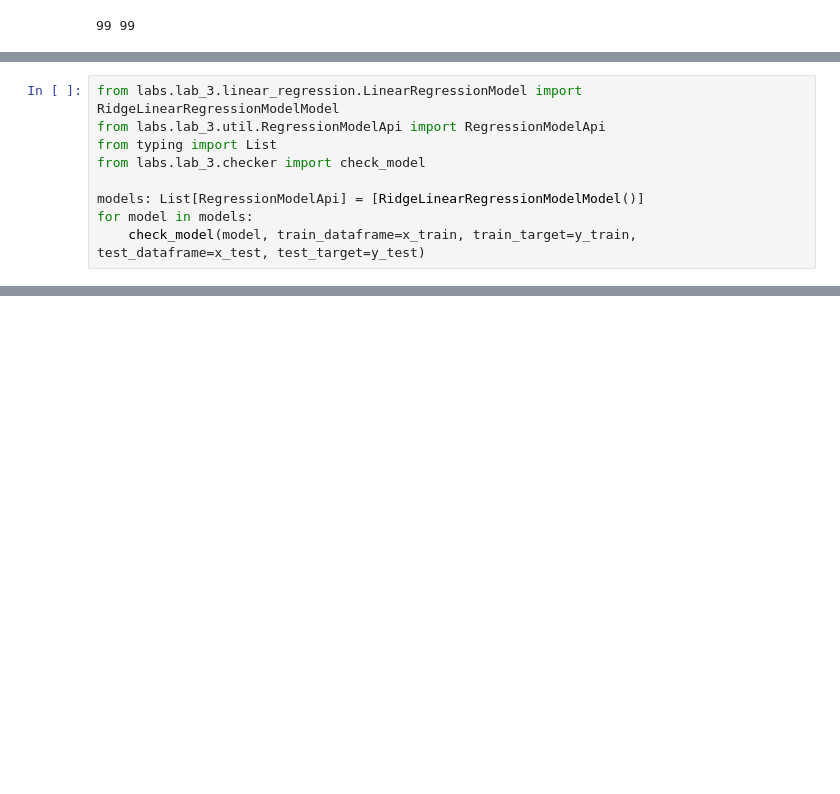
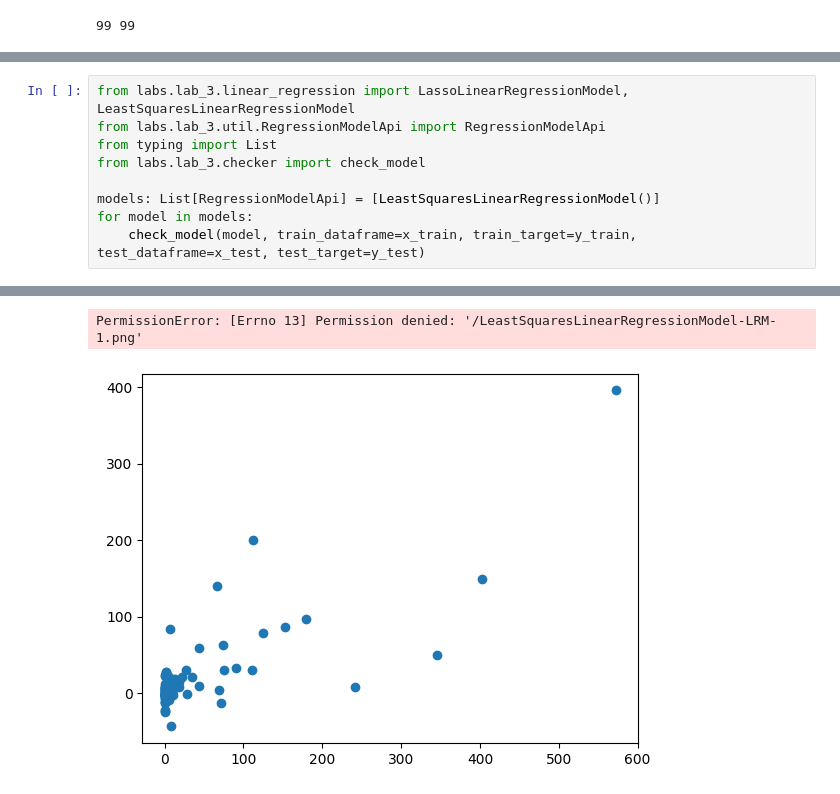
Before and after one commit to AlexCawl/DataAnalysis-lab-1, a Jupyter notebook: exploring.ipynb, the cells around one changed output, grey strips where cells are left out. Saved outputs shown, nothing was run; the diff lists cells and outputs as text; blank space fills up the shorter version.

Commit message:
feat: splitting linear models && some fixes

```diff
--- a/exploring.ipynb
+++ b/exploring.ipynb
@@ -160,9 +184,10 @@ array([[  11.29104478,    1.        ,    7.57462687, ...,    0.        ,
 # %%
-from labs.lab_3.linear_regression.LinearRegressionModel import RidgeLinearRegressionModelModel
+from labs.lab_3.linear_regression import LassoLinearRegressionModel, LeastSquaresLinearRegressionModel
 from labs.lab_3.util.RegressionModelApi import RegressionModelApi
 from typing import List
 from labs.lab_3.checker import check_model
 
-models: List[RegressionModelApi] = [RidgeLinearRegressionModelModel()]
+models: List[RegressionModelApi] = [LeastSquaresLinearRegressionModel()]
 for model in models:
     check_model(model, train_dataframe=x_train, train_target=y_train, test_dataframe=x_test, test_target=y_test)
+# %% [output]
@@ -168,0 +196,2 @@ for model in models:
+PermissionError: [Errno 13] Permission denied: '/LeastSquaresLinearRegressionModel-LRM-1.png'
+[figure, added]
```
Also changed, not shown: parts of 7 cells of this notebook, 8 other files.
